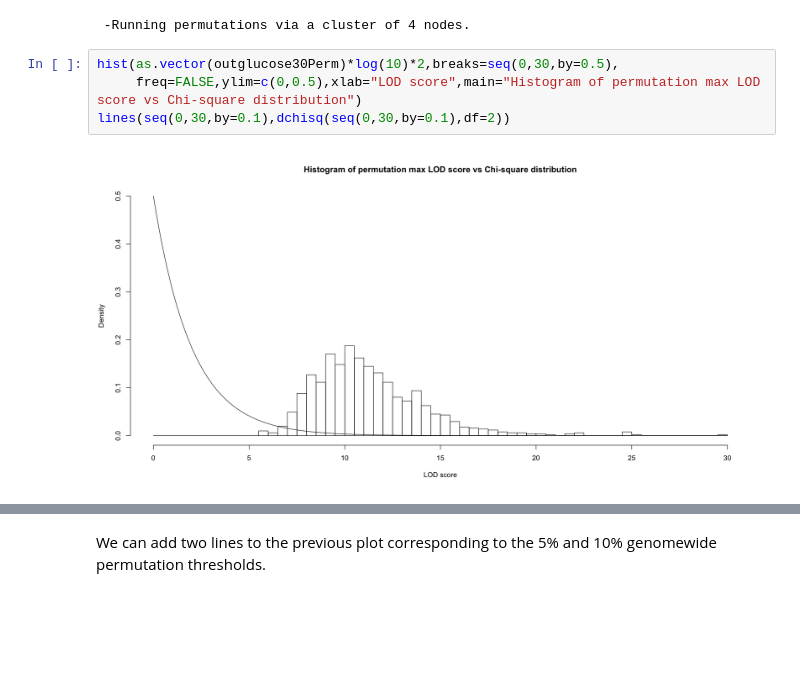
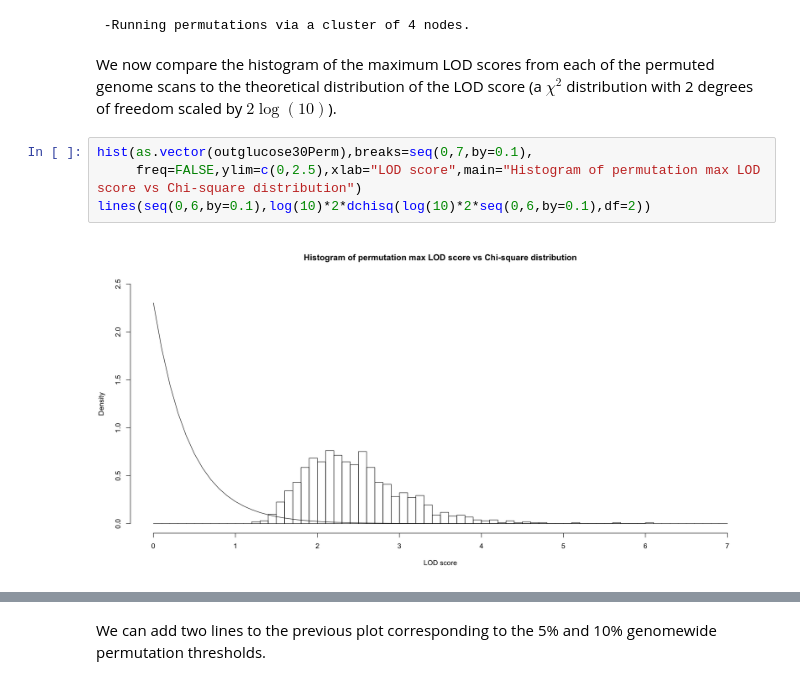
Before and after one commit to OSGA-OPAR/quant-genetics-webinars, a Jupyter notebook: 2020-05-08/solberg-rat-analysis.ipynb, the cells around one changed output, grey strips where cells are left out. Saved outputs shown, nothing was run; the diff lists cells and outputs as text; blank space fills up the shorter version.

```diff
--- a/2020-05-08/solberg-rat-analysis.ipynb
+++ b/2020-05-08/solberg-rat-analysis.ipynb
@@ -207,9 +211,11 @@ We make about a 1000 permutations (`n.perm`), and to speed the computations, we
 outglucose30Perm <- scanone(cr,pheno.col=log2(cr$pheno$glucose30),n.perm=1024,n.cluster=4)
 # %% [output]
  -Running permutations via a cluster of 4 nodes.
+# %% [markdown]
+We now compare the histogram of the maximum LOD scores from each of the permuted genome scans to the theoretical distribution of the LOD score (a $\chi^2$ distribution with 2 degrees of freedom scaled by $2\log(10)$).
 # %%
-hist(as.vector(outglucose30Perm)*log(10)*2,breaks=seq(0,30,by=0.5),
-     freq=FALSE,ylim=c(0,0.5),xlab="LOD score",main="Histogram of permutation max LOD score vs Chi-square distribution")
-lines(seq(0,30,by=0.1),dchisq(seq(0,30,by=0.1),df=2))
+hist(as.vector(outglucose30Perm),breaks=seq(0,7,by=0.1),
+     freq=FALSE,ylim=c(0,2.5),xlab="LOD score",main="Histogram of permutation max LOD score vs Chi-square distribution")
+lines(seq(0,6,by=0.1),log(10)*2*dchisq(log(10)*2*seq(0,6,by=0.1),df=2))
 # %% [output]
-[figure, old version]
+[figure, new version]
```
Also changed, not shown: parts of 14 cells of this notebook, 3 other files.
